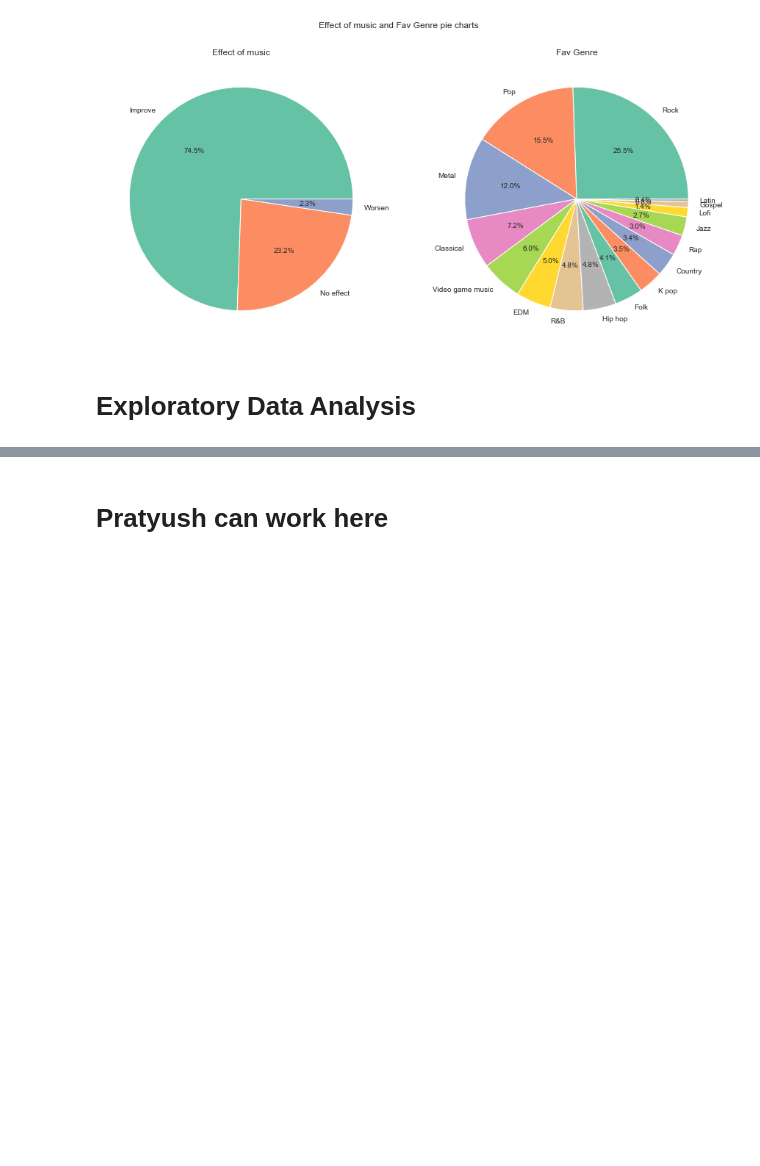
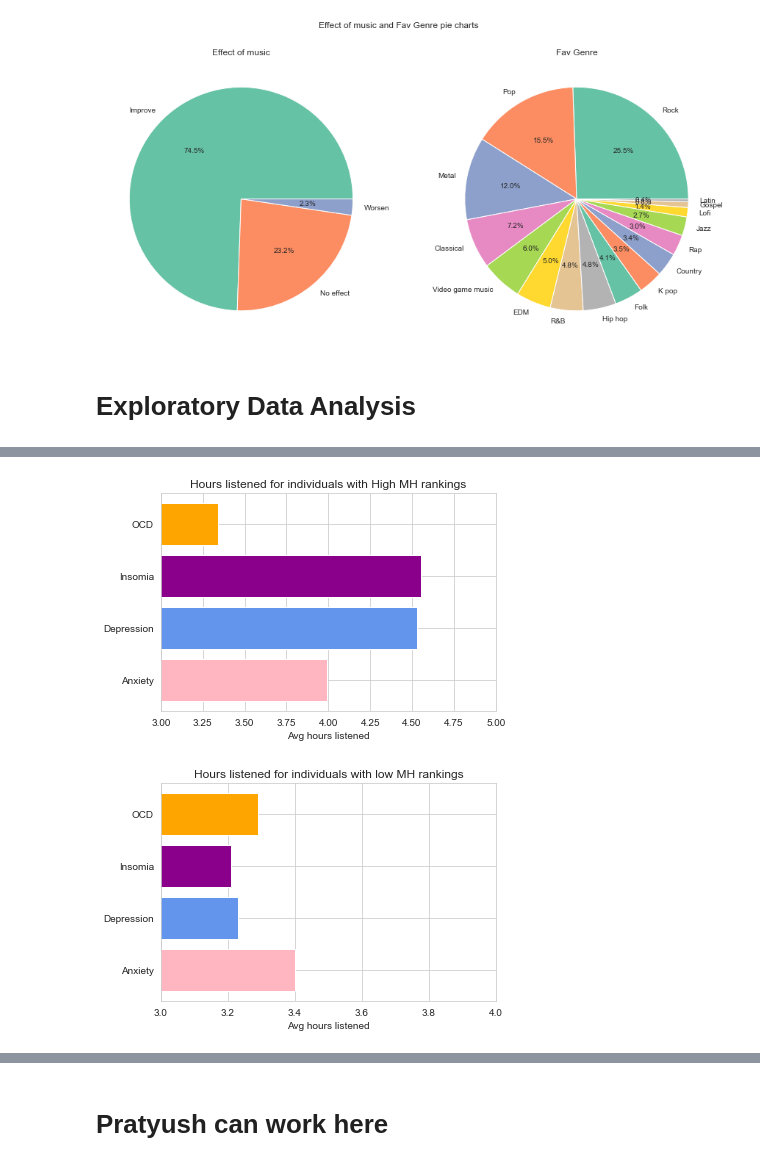
Before and after one commit to DivyanshTiwari23/BRSM_Project, a Jupyter notebook: BRSM_Project_Psyduck_2.ipynb, the cells around one changed output, grey strips where cells are left out. Cells and saved outputs as stored; diff of their text form; code cells hidden in the pictures; blank space fills up the shorter version.

```diff
--- a/BRSM_Project_Psyduck_2.ipynb
+++ b/BRSM_Project_Psyduck_2.ipynb
@@ -223,0 +300,33 @@ plt.show()
+# %%
+anxiety_extreme = df.loc[(df['Anxiety'] > 8)].mean()[2]
+depression_extreme = df.loc[(df['Depression'] > 8)].mean()[2]
+insomnia_extreme = df.loc[(df['Insomnia'] > 8)].mean()[2]
+ocd_extreme = df.loc[(df['OCD'] > 8)].mean()[2]
+
+extreme_means = [anxiety_extreme, depression_extreme, insomnia_extreme, ocd_extreme]
+
+plt.barh(['Anxiety', 'Depression', 'Insomia', 'OCD'], extreme_means, color=('lightpink', 'cornflowerblue', 'darkmagenta', 'orange'))
+
+plt.xlabel("Avg hours listened")
+plt.title("Hours listened for individuals with High MH rankings")
+plt.xlim(3,5)
+plt.savefig("./Plots/High MH vs avg hours.png")
+plt.show()
+
+anxiety_extreme = df.loc[(df['Anxiety'] < 3)].mean()[2]
+depression_extreme = df.loc[(df['Depression'] < 3)].mean()[2]
+insomnia_extreme = df.loc[(df['Insomnia'] < 3)].mean()[2]
+ocd_extreme = df.loc[(df['OCD'] < 3)].mean()[2]
+
+extreme_means = [anxiety_extreme, depression_extreme, insomnia_extreme, ocd_extreme]
+
+plt.barh(['Anxiety', 'Depression', 'Insomia', 'OCD'], extreme_means, color=('lightpink', 'cornflowerblue', 'darkmagenta', 'orange'))
+
+plt.xlabel("Avg hours listened")
+plt.title("Hours listened for individuals with low MH rankings")
+plt.xlim(3,4)
+plt.savefig("./Plots/Low MH vs avg hours.png")
+plt.show()
+# %% [output]
+[figure, added]
+[figure, added]
```
Also changed, not shown: parts of 7 cells of this notebook, 12 other files.
